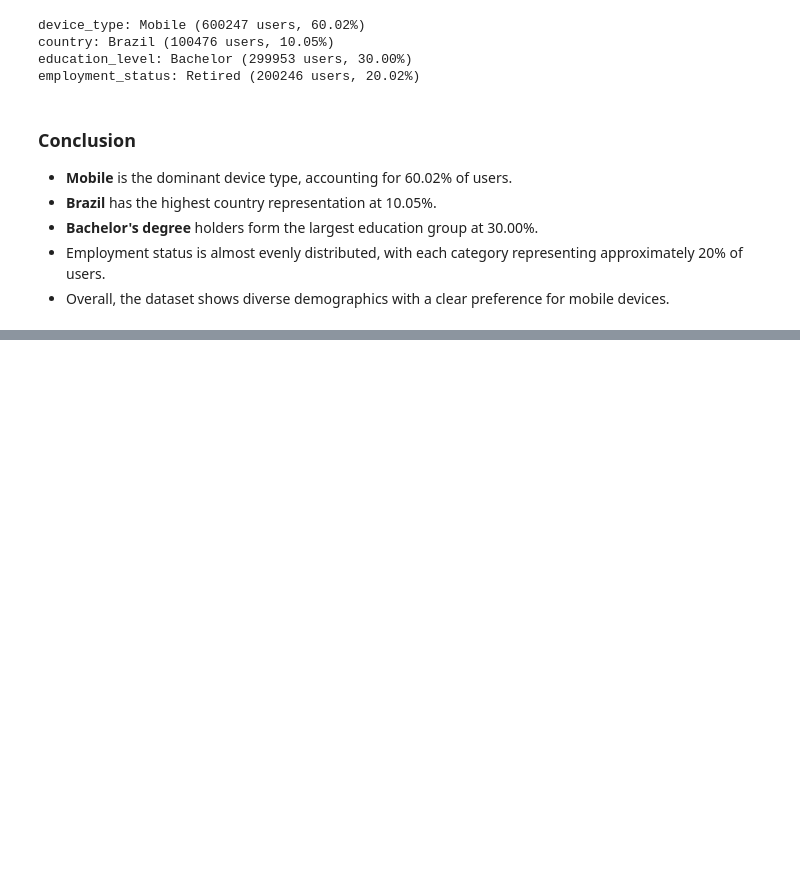
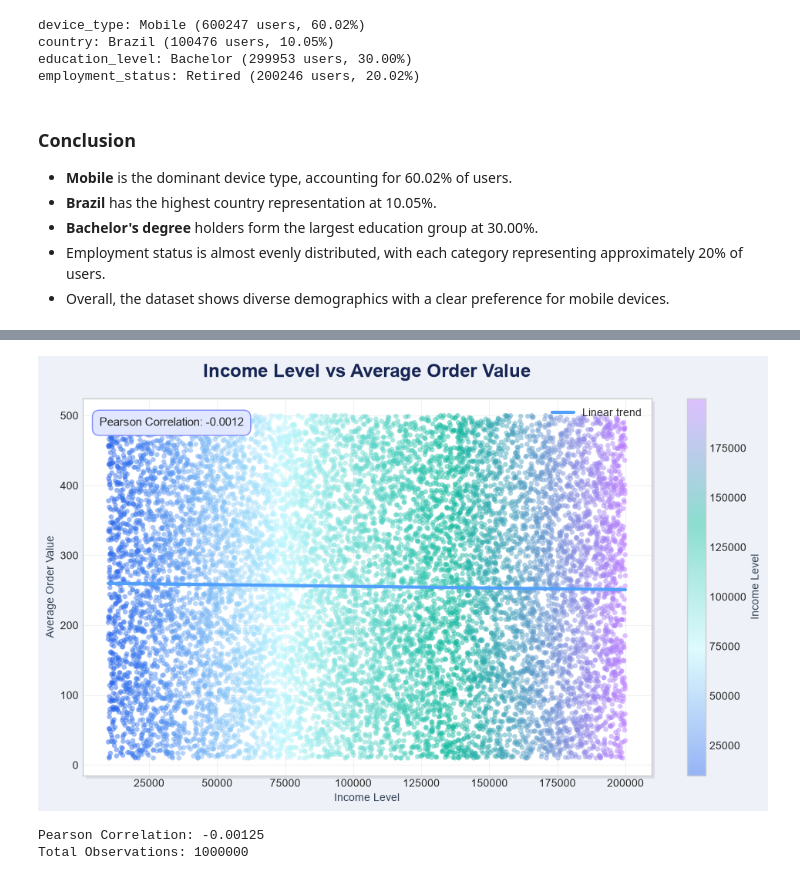
Before and after one commit to therishita/E-CommerceShopperBehaviorAnalysis.TMP, a Jupyter notebook: Ecommerce_Shopper_Analysis.ipynb, the cells around one changed output, grey strips where cells are left out. Saved outputs shown, nothing was run; the diff lists cells and outputs as text; code cells hidden in the pictures; blank space fills up the shorter version.

```diff
--- a/Ecommerce_Shopper_Analysis.ipynb
+++ b/Ecommerce_Shopper_Analysis.ipynb
@@ -493,0 +1270,11 @@ employment_status: Retired (200246 users, 20.02%)
+# %%
+scatter_graph(
+    "income_level",
+    "average_order_value",
+    "Income Level vs Average Order Value",
+    cmap="plasma"
+)
+# %% [output]
+[figure, added]
+Pearson Correlation: -0.00125
+Total Observations: 1000000
```
Also changed, not shown: parts of 42 cells of this notebook.
